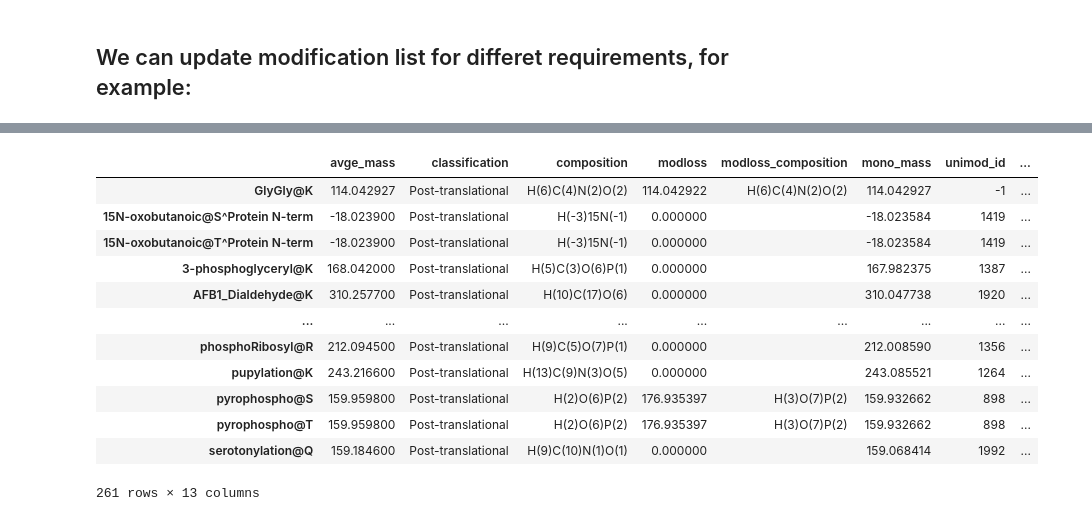
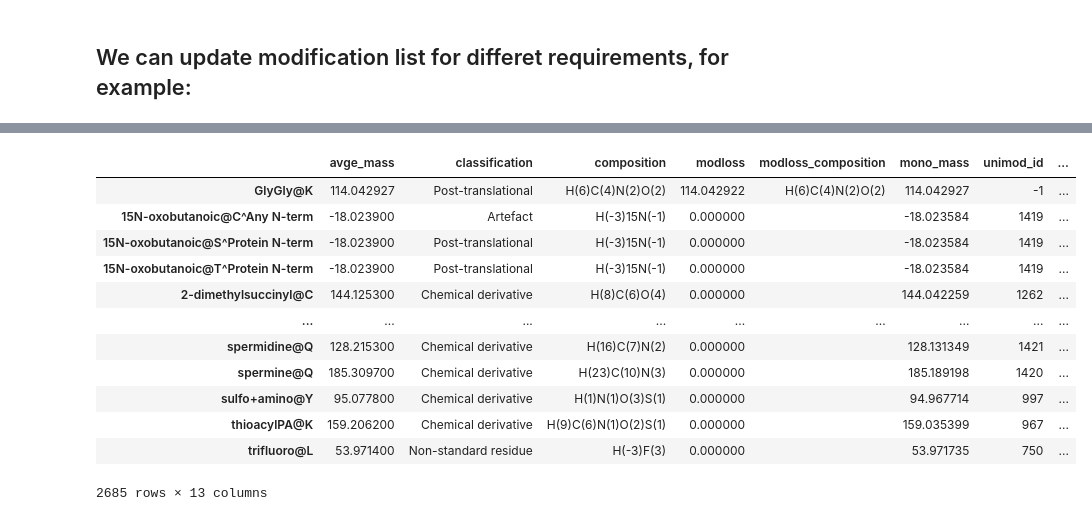
Before and after one commit to MannLabs/alphabase, a Jupyter notebook: nbdev_nbs/constants/modification.ipynb, the cells around one changed output, grey strips where cells are left out. Saved outputs shown, nothing was run; the diff lists cells and outputs as text; code cells hidden in the pictures.

Commit message:
mod nb check classification

```diff
--- a/nbdev_nbs/constants/modification.ipynb
+++ b/nbdev_nbs/constants/modification.ipynb
@@ -269,21 +287,20 @@ array([97.9768922, 97.9768922, 97.9768922,  0.       ,  0.       ,
 # %%
 MOD_DF = MOD_DF[
-    (MOD_DF['classification']=='Post-translational')
-    & MOD_DF['upper_case_AA']
+    MOD_DF['upper_case_AA']
 ] # we only need PTMs
 _update_all_by_MOD_DF()
 pd.DataFrame().from_dict(MOD_INFO_DICT, orient='index')
 # %% [output]
 |  | avge_mass | classification | composition | modloss | modloss_composition | mono_mass | unimod_id | ... |
 | GlyGly@K | 114.042927 | Post-translational | H(6)C(4)N(2)O(2) | 114.042922 | H(6)C(4)N(2)O(2) | 114.042927 | -1 | ... |
+| 15N-oxobutanoic@C^Any N-term | -18.023900 | Artefact | H(-3)15N(-1) | 0.000000 |  | -18.023584 | 1419 | ... |
 | 15N-oxobutanoic@S^Protein N-term | -18.023900 | Post-translational | H(-3)15N(-1) | 0.000000 |  | -18.023584 | 1419 | ... |
 | 15N-oxobutanoic@T^Protein N-term | -18.023900 | Post-translational | H(-3)15N(-1) | 0.000000 |  | -18.023584 | 1419 | ... |
-| 3-phosphoglyceryl@K | 168.042000 | Post-translational | H(5)C(3)O(6)P(1) | 0.000000 |  | 167.982375 | 1387 | ... |
-| AFB1_Dialdehyde@K | 310.257700 | Post-translational | H(10)C(17)O(6) | 0.000000 |  | 310.047738 | 1920 | ... |
+| 2-dimethylsuccinyl@C | 144.125300 | Chemical derivative | H(8)C(6)O(4) | 0.000000 |  | 144.042259 | 1262 | ... |
 | ... | ... | ... | ... | ... | ... | ... | ... | ... |
-| phosphoRibosyl@R | 212.094500 | Post-translational | H(9)C(5)O(7)P(1) | 0.000000 |  | 212.008590 | 1356 | ... |
-| pupylation@K | 243.216600 | Post-translational | H(13)C(9)N(3)O(5) | 0.000000 |  | 243.085521 | 1264 | ... |
-| pyrophospho@S | 159.959800 | Post-translational | H(2)O(6)P(2) | 176.935397 | H(3)O(7)P(2) | 159.932662 | 898 | ... |
-| pyrophospho@T | 159.959800 | Post-translational | H(2)O(6)P(2) | 176.935397 | H(3)O(7)P(2) | 159.932662 | 898 | ... |
-| serotonylation@Q | 159.184600 | Post-translational | H(9)C(10)N(1)O(1) | 0.000000 |  | 159.068414 | 1992 | ... |
+| spermidine@Q | 128.215300 | Chemical derivative | H(16)C(7)N(2) | 0.000000 |  | 128.131349 | 1421 | ... |
+| spermine@Q | 185.309700 | Chemical derivative | H(23)C(10)N(3) | 0.000000 |  | 185.189198 | 1420 | ... |
+| sulfo+amino@Y | 95.077800 | Chemical derivative | H(1)N(1)O(3)S(1) | 0.000000 |  | 94.967714 | 997 | ... |
+| thioacylPA@K | 159.206200 | Chemical derivative | H(9)C(6)N(1)O(2)S(1) | 0.000000 |  | 159.035399 | 967 | ... |
+| trifluoro@L | 53.971400 | Non-standard residue | H(-3)F(3) | 0.000000 |  | 53.971735 | 750 | ... |
-261 rows × 13 columns
+2685 rows × 13 columns
```
Also changed, not shown: parts of 3 cells of this notebook.
